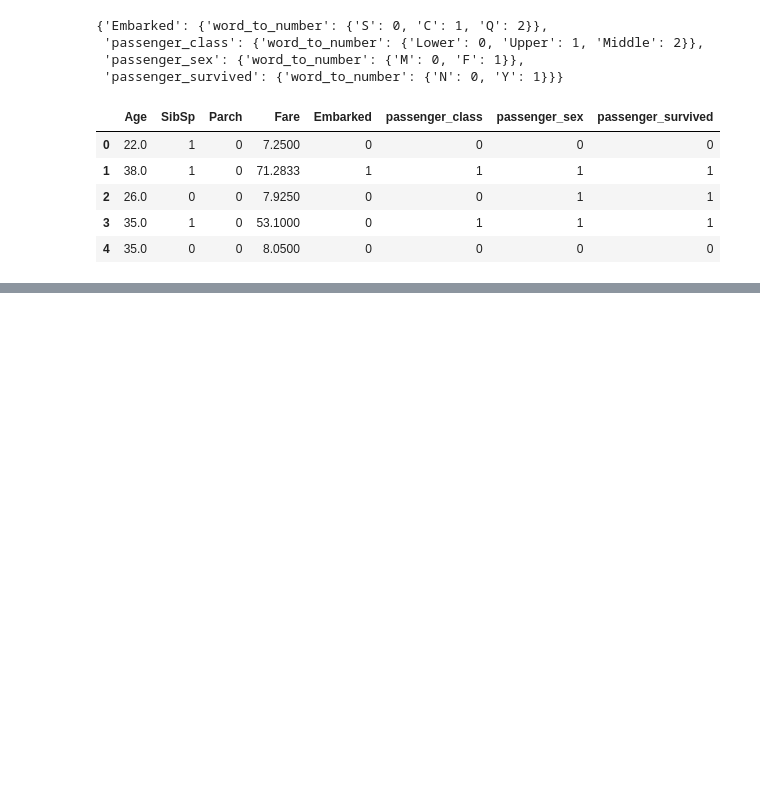
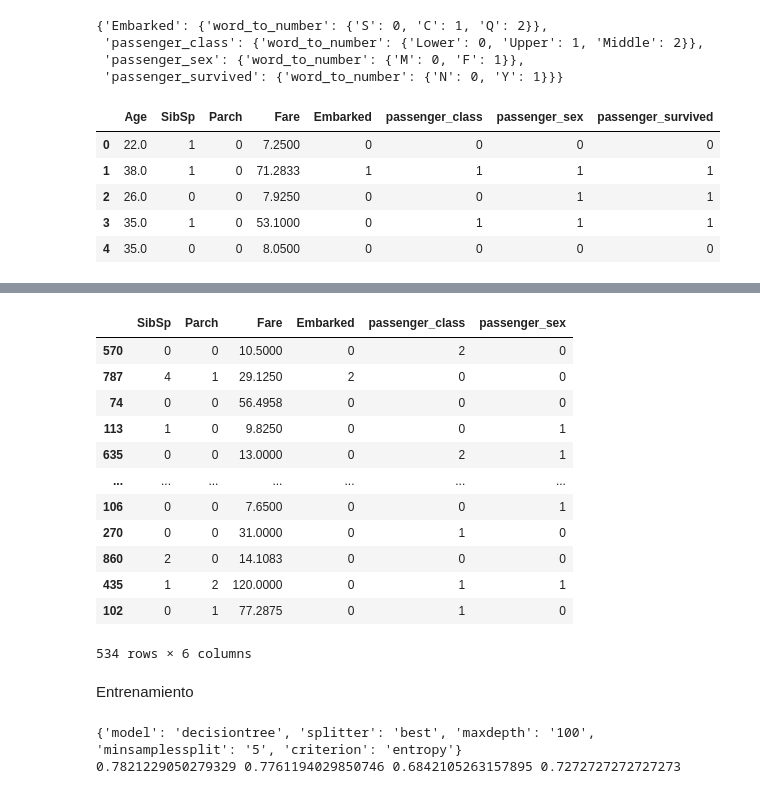
Before and after one commit to ricardojmv85/StatisticalLearning, a Jupyter notebook: proyecto/Proyecto.ipynb, the cells around one changed output, grey strips where cells are left out. Cells and saved outputs as stored; diff of their text form; code cells hidden in the pictures; blank space fills up the shorter version.

```diff
--- a/proyecto/Proyecto.ipynb
+++ b/proyecto/Proyecto.ipynb
@@ -132,0 +204,56 @@ Revision de distribucion de variables
+# %%
+X_train
+# %% [output]
+|  | SibSp | Parch | Fare | Embarked | passenger_class | passenger_sex |
+| 570 | 0 | 0 | 10.5000 | 0 | 2 | 0 |
+| 787 | 4 | 1 | 29.1250 | 2 | 0 | 0 |
+| 74 | 0 | 0 | 56.4958 | 0 | 0 | 0 |
+| 113 | 1 | 0 | 9.8250 | 0 | 0 | 1 |
+| 635 | 0 | 0 | 13.0000 | 0 | 2 | 1 |
+| ... | ... | ... | ... | ... | ... | ... |
+| 106 | 0 | 0 | 7.6500 | 0 | 0 | 1 |
+| 270 | 0 | 0 | 31.0000 | 0 | 1 | 0 |
+| 860 | 2 | 0 | 14.1083 | 0 | 0 | 0 |
+| 435 | 1 | 2 | 120.0000 | 0 | 1 | 1 |
+| 102 | 0 | 1 | 77.2875 | 0 | 1 | 0 |
+534 rows × 6 columns
+# %% [markdown]
+Entrenamiento
+# %%
+def params_parser(conf_string: str):
+    params = conf_string.split('_')
+    return {**{'model': params[0]}, **{param.split('=')[0]: param.split('=')[1] for param in params[1:]}}
+
+def decisiontree(x, y, x_validation, y_validation, params):
+    dc = DecisionTreeClassifier(random_state=42,
+                                criterion=params.get('criterion', 'gini'),
+                                splitter=params.get('splitter', 'best'),
+                                max_depth=int(params.get('maxdepth', None)),
+                                min_samples_split=int(params.get('minsamplessplit', 2)))
+    dc.fit(x, y)
+    predictions = dc.predict(x_validation)
+    accuracy = accuracy_score(y_validation, predictions)
+    precision = precision_score(y_validation, predictions)
+    recall = recall_score(y_validation, predictions)
+    f1 = f1_score(y_validation, predictions)
+    print(accuracy, precision, recall, f1)
+
+def svm():
+    pass
+
+def naivebayes():
+    pass
+
+def lg():
+    pass
+
+def train(conf_string: str, x_train, y_train, x_validation, y_validation):
+    params = params_parser(conf_string)
+    print(params)
+    return eval(params['model'])(x_train, y_train, x_validation, y_validation, params)
+
+test_dt_conf = 'decisiontree_splitter=best_maxdepth=100_minsamplessplit=5_criterion=entropy'
+train(test_dt_conf, np.array(X_train), np.array(y_train), np.array(X_validation), y_validation)
+# %% [output]
+{'model': 'decisiontree', 'splitter': 'best', 'maxdepth': '100', 'minsamplessplit': '5', 'criterion': 'entropy'}
+0.7821229050279329 0.7761194029850746 0.6842105263157895 0.7272727272727273
```
Also changed, not shown: parts of 12 cells of this notebook, 1 other file.
